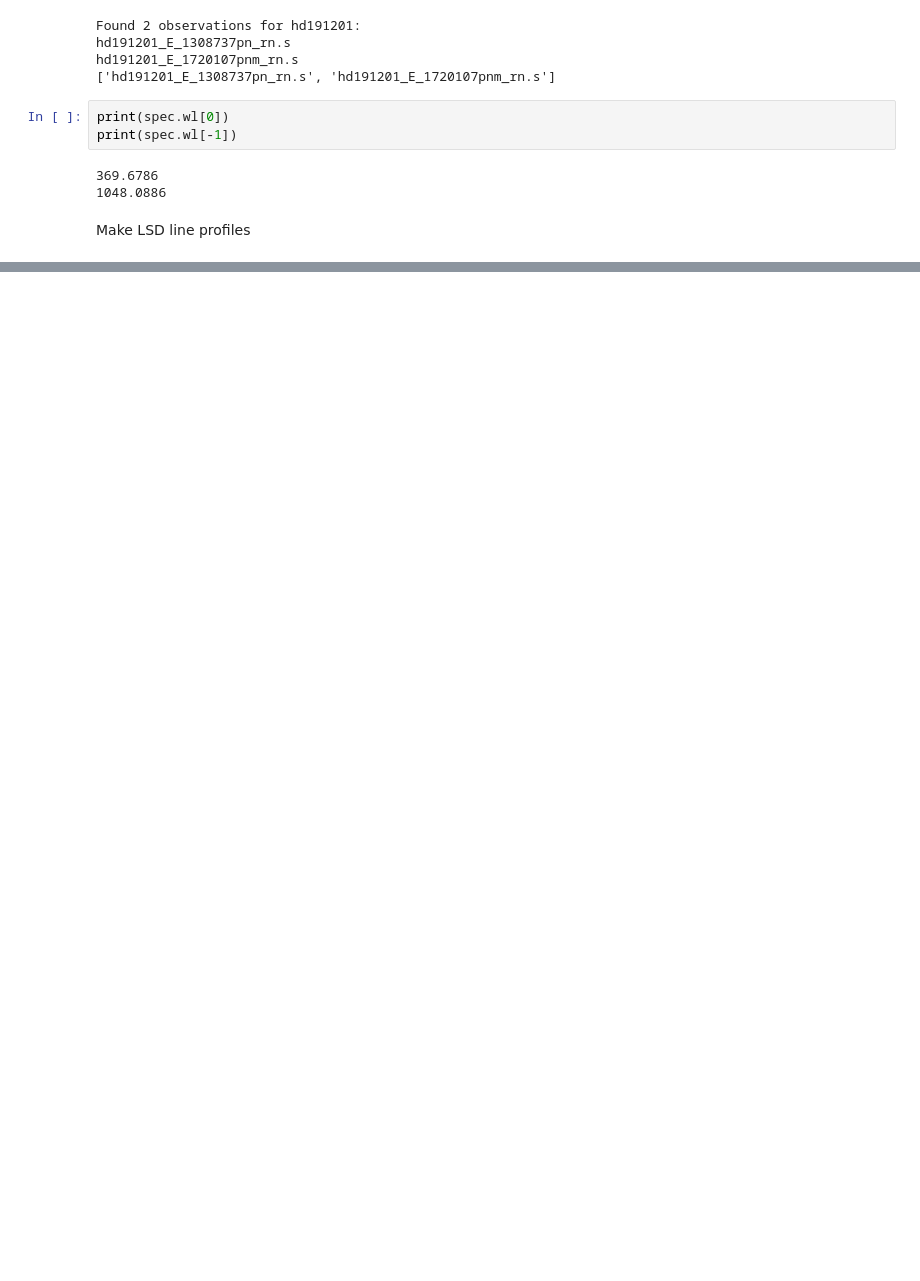
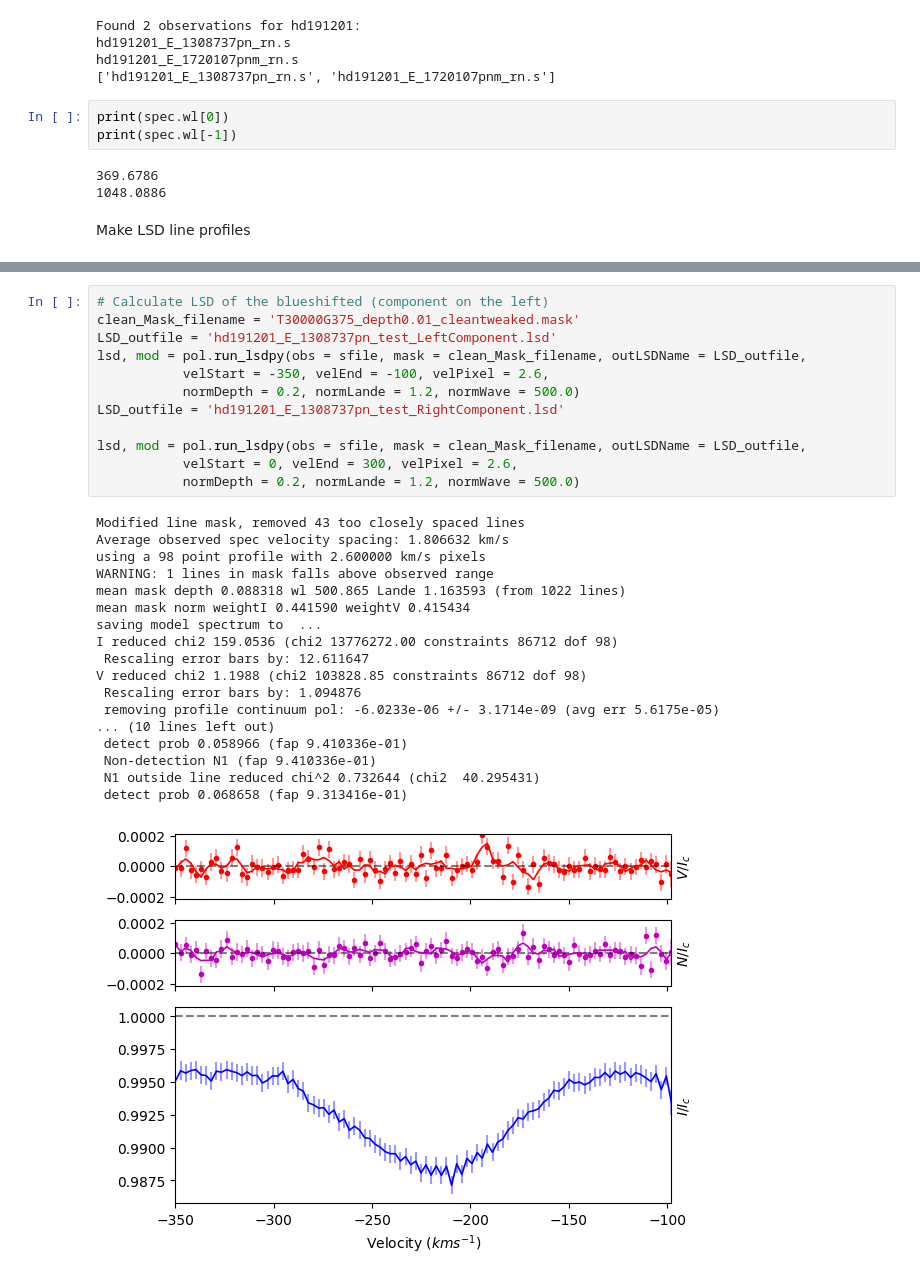
Before and after one commit to AaaaaaalexLi/AlexLiResearch, a Jupyter notebook: Binamics/LSD.ipynb, the cells around one changed output, grey strips where cells are left out. Saved outputs shown, nothing was run; the diff lists cells and outputs as text; blank space fills up the shorter version.

```diff
--- a/Binamics/LSD.ipynb
+++ b/Binamics/LSD.ipynb
@@ -168,0 +166,31 @@ number of lines are 148
+# %%
+# Calculate LSD of the blueshifted (component on the left)
+clean_Mask_filename = 'T30000G375_depth0.01_cleantweaked.mask'
+LSD_outfile = 'hd191201_E_1308737pn_test_LeftComponent.lsd'
+lsd, mod = pol.run_lsdpy(obs = sfile, mask = clean_Mask_filename, outLSDName = LSD_outfile,
+           velStart = -350, velEnd = -100, velPixel = 2.6,
+           normDepth = 0.2, normLande = 1.2, normWave = 500.0)
+LSD_outfile = 'hd191201_E_1308737pn_test_RightComponent.lsd'
+
+lsd, mod = pol.run_lsdpy(obs = sfile, mask = clean_Mask_filename, outLSDName = LSD_outfile,
+           velStart = 0, velEnd = 300, velPixel = 2.6,
+           normDepth = 0.2, normLande = 1.2, normWave = 500.0)
+# %% [output]
+Modified line mask, removed 43 too closely spaced lines
+Average observed spec velocity spacing: 1.806632 km/s
+using a 98 point profile with 2.600000 km/s pixels
+WARNING: 1 lines in mask falls above observed range
+mean mask depth 0.088318 wl 500.865 Lande 1.163593 (from 1022 lines)
+mean mask norm weightI 0.441590 weightV 0.415434
+saving model spectrum to  ...
+I reduced chi2 159.0536 (chi2 13776272.00 constraints 86712 dof 98)
+ Rescaling error bars by: 12.611647
+V reduced chi2 1.1988 (chi2 103828.85 constraints 86712 dof 98)
+ Rescaling error bars by: 1.094876
+ removing profile continuum pol: -6.0233e-06 +/- 3.1714e-09 (avg err 5.6175e-05)
+... (10 lines left out)
+ detect prob 0.058966 (fap 9.410336e-01)
+ Non-detection N1 (fap 9.410336e-01)
+ N1 outside line reduced chi^2 0.732644 (chi2  40.295431)
+ detect prob 0.068658 (fap 9.313416e-01)
+[figure, added]
```
Also changed, not shown: parts of 10 cells of this notebook, 15 other files.
